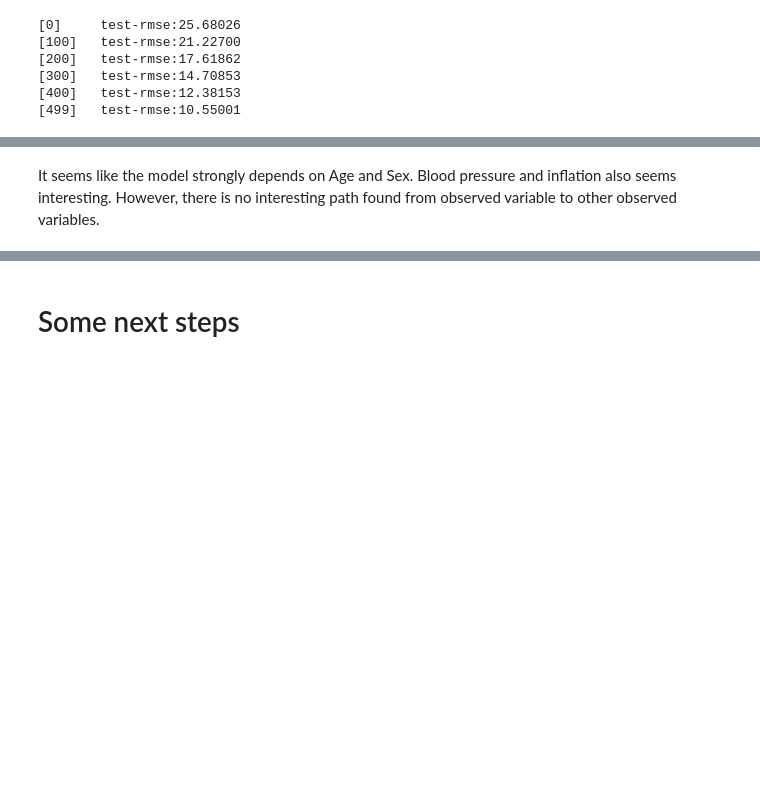
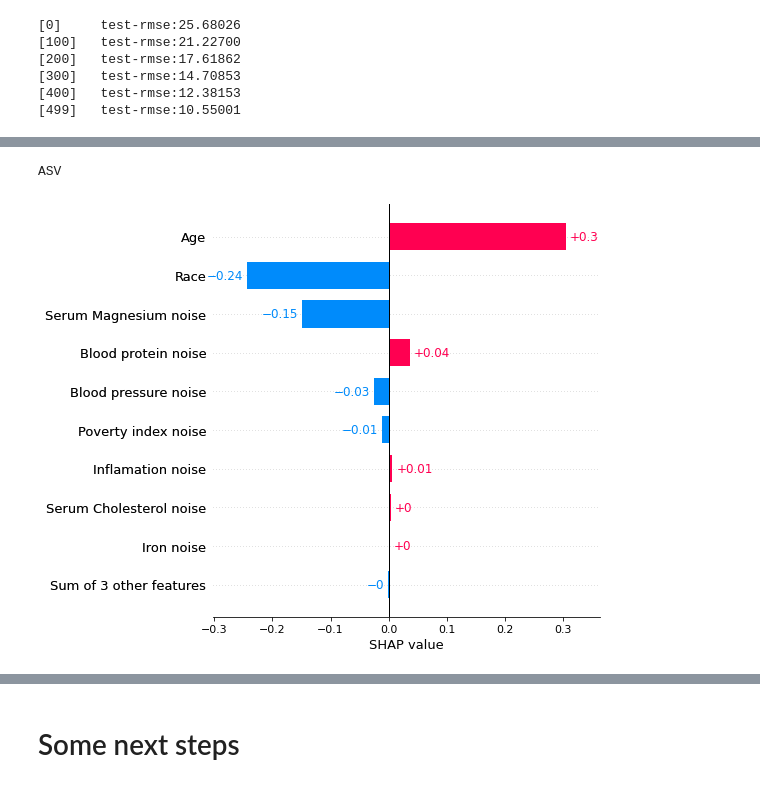
Before and after one commit to nathanwang000/Shapley-Flow, a Jupyter notebook: notebooks/NHANES1_survival.ipynb, the cells around one changed output, grey strips where cells are left out. Cells and saved outputs as stored; diff of their text form; code cells hidden in the pictures; blank space fills up the shorter version.

```diff
--- a/notebooks/NHANES1_survival.ipynb
+++ b/notebooks/NHANES1_survival.ipynb
@@ -257,3 +266,9 @@ shap.plots.bar(shap_values[i], clustering=cluster_matrix, cluster_threshold=0.9,
+# %%
+nsamples = 100
+feature_names = X.columns
+f = lambda x: model.predict(xgboost.DMatrix(pd.DataFrame(x, columns=feature_names)), output_margin=True)
+explainer = IndExplainer(f, X.iloc[:100], nruns=100)
+cf_ind = explainer.shap_values(X[:nsamples])
 # %% [markdown]
 # incorporate causal relationship
 # %%
@@ -411,7 +429,3 @@ g = cf_c.draw(sample_ind, max_display=10)
 save_graph(g, f'figures/nutrition_flow_{sample_ind}.png')
 # %% [output]
 [drawing not drawn]
-# %%
-cf_c.fold_noise = False
-g = cf_c.draw_asv(sample_ind, max_display=5)
-save_graph(g, f'figures/nutrition_asv_{sample_ind}.png')
@@ -425,2 +432,31 @@ save_graph(g, f'figures/nutrition_shap_{sample_ind}.png')
-# %% [markdown]
-It seems like the model strongly depends on Age and Sex. Blood pressure and inflation also seems interesting. However, there is no interesting path found from observed variable to other observed variables.
+# %%
+# asv
+print('ASV')
+def prepare_bar_asv(target_node, edge_credit, sample_ind):
+    '''prepare into barchart format for shap'''
+    class D():
+        pass
+
+    b = D()
+    b.input_names = [i for i in edge_credit.keys() if hasattr(i, 'is_target_node')]
+    b.values = [edge_credit[i][target_node] for i in b.input_names]
+    b.input_names = list(map(str, b.input_names))
+    b.data = None #np.arange(len(b.input_names))
+    b.transform_history = []
+    return b
+
+target_node = [i for i in cf_c.graph if i.is_target_node][0]
+edge_credit = cf_c.get_asv_edge_credit(sample_ind)
+
+b = prepare_bar_asv(target_node, edge_credit, sample_ind)
+shap.plots.bar(b, max_display=10, show=False)
+plt.tight_layout()
+plt.savefig(f'figures/nutrition_asv_{sample_ind}.png')
+plt.show()
+
+# cf_c.fold_noise = False
+# g = cf_c.draw_asv(sample_ind, max_display=5)
+# save_graph(g, f'figures/nutrition_asv_{sample_ind}.png')
+# %% [output]
+ASV
+[figure, added]
```
Also changed, not shown: parts of 25 cells of this notebook, 4 other files.
